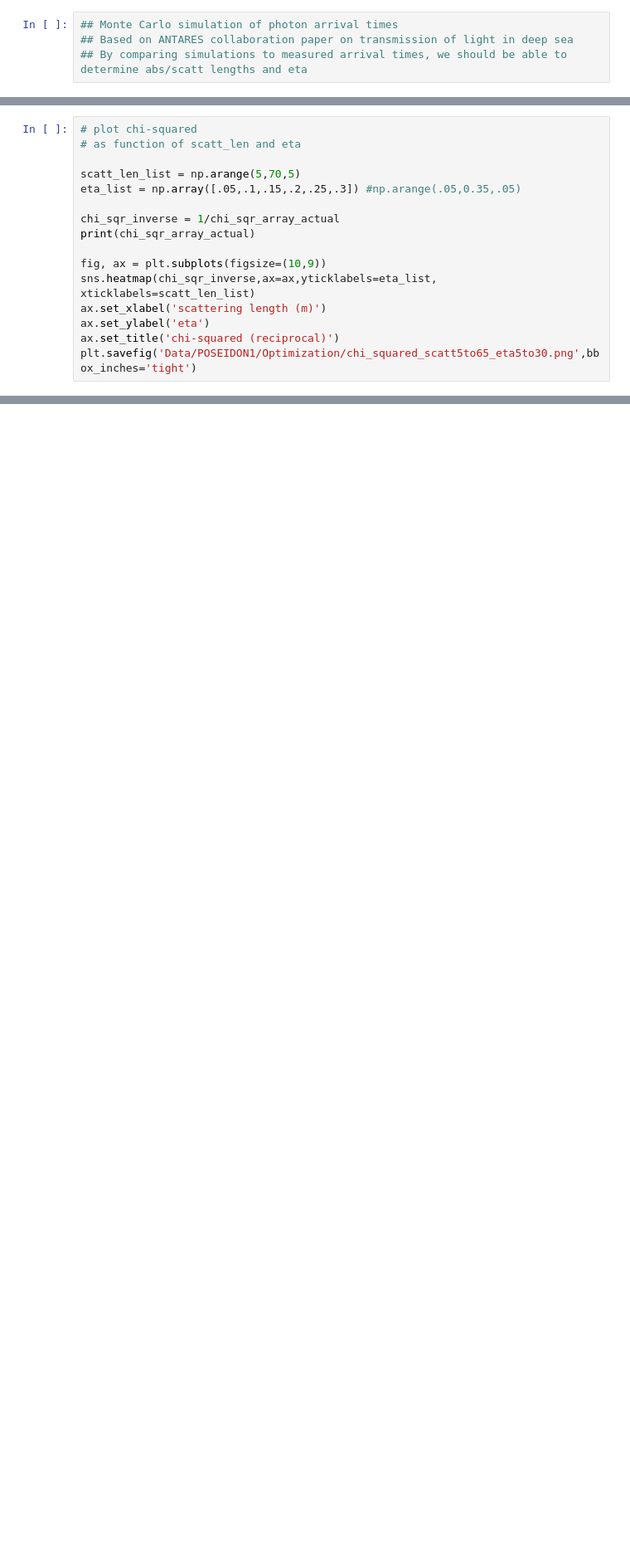
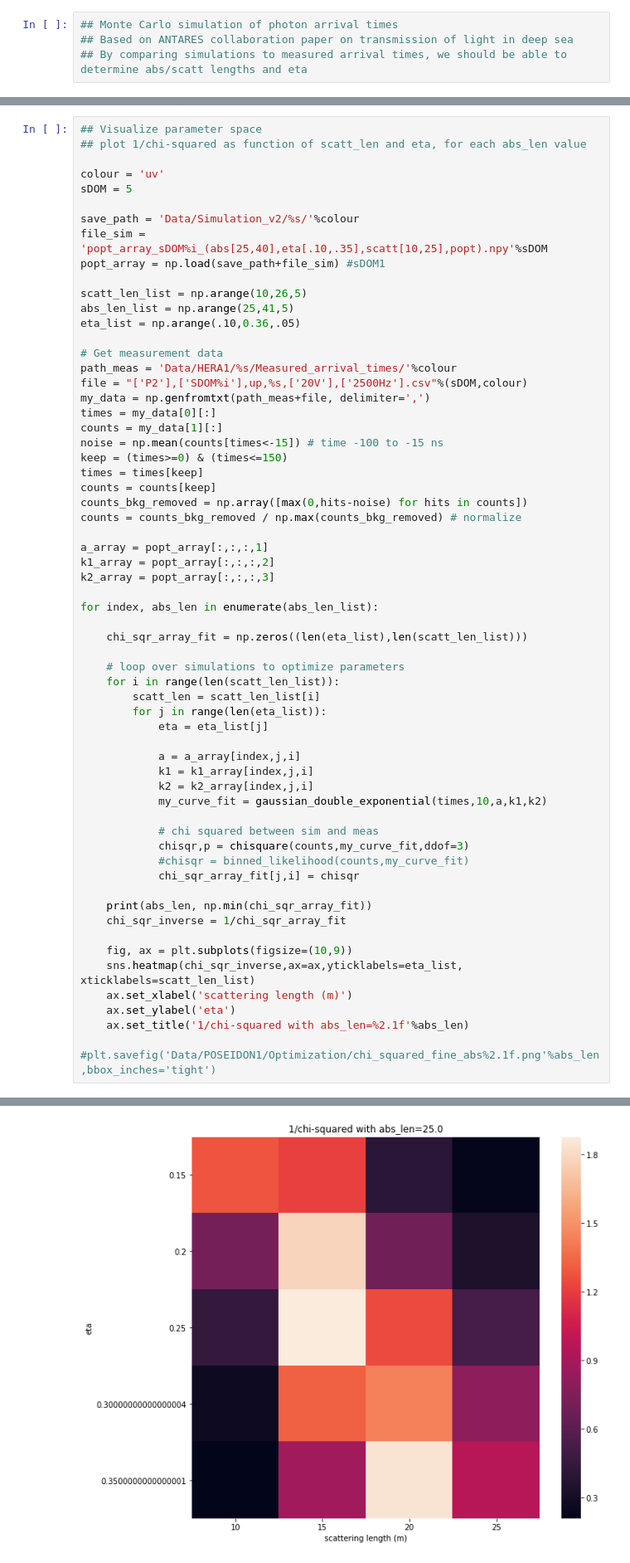
Before and after one commit to matt457/STRAW_analysis, a Jupyter notebook: Photon MC simulation.ipynb, the cells around one changed output, grey strips where cells are left out. Shown: that part at 83% size. Drawn from its saved outputs; the diff is of its cells as text; blank space fills up the shorter version.

```diff
--- a/Photon MC simulation.ipynb
+++ b/Photon MC simulation.ipynb
@@ -552,16 +453,0 @@ tag = 'abs10to80_scatt{:.1f}_eta{:.2f}_{}_sDOM{:d}_P2_20V_photons{:d}'.format(sc
-# %%
-# plot chi-squared
-# as function of scatt_len and eta
-
-scatt_len_list = np.arange(5,70,5)
-eta_list = np.array([.05,.1,.15,.2,.25,.3]) #np.arange(.05,0.35,.05)
-
-chi_sqr_inverse = 1/chi_sqr_array_actual
-print(chi_sqr_array_actual)
-
-fig, ax = plt.subplots(figsize=(10,9))
-sns.heatmap(chi_sqr_inverse,ax=ax,yticklabels=eta_list, xticklabels=scatt_len_list)
-ax.set_xlabel('scattering length (m)')
-ax.set_ylabel('eta')
-ax.set_title('chi-squared (reciprocal)')
-plt.savefig('Data/POSEIDON1/Optimization/chi_squared_scatt5to65_eta5to30.png',bbox_inches='tight')
@@ -749,0 +454,62 @@ plt.yscale('log')
+# %%
+## Visualize parameter space
+## plot 1/chi-squared as function of scatt_len and eta, for each abs_len value
+
+colour = 'uv'
+sDOM = 5
+
+save_path = 'Data/Simulation_v2/%s/'%colour
+file_sim = 'popt_array_sDOM%i_(abs[25,40],eta[.10,.35],scatt[10,25],popt).npy'%sDOM
+popt_array = np.load(save_path+file_sim) #sDOM1
+
+scatt_len_list = np.arange(10,26,5)
+abs_len_list = np.arange(25,41,5)
+eta_list = np.arange(.10,0.36,.05)
+
+# Get measurement data
+path_meas = 'Data/HERA1/%s/Measured_arrival_times/'%colour
+file = "['P2'],['SDOM%i'],up,%s,['20V'],['2500Hz'].csv"%(sDOM,colour)
+my_data = np.genfromtxt(path_meas+file, delimiter=',')
+times = my_data[0][:]
+counts = my_data[1][:]
+noise = np.mean(counts[times<-15]) # time -100 to -15 ns
+keep = (times>=0) & (times<=150)
+times = times[keep]
+counts = counts[keep]
+counts_bkg_removed = np.array([max(0,hits-noise) for hits in counts])
+counts = counts_bkg_removed / np.max(counts_bkg_removed) # normalize
+
+a_array = popt_array[:,:,:,1]
+k1_array = popt_array[:,:,:,2]
+k2_array = popt_array[:,:,:,3]
+
+for index, abs_len in enumerate(abs_len_list):
+
+    chi_sqr_array_fit = np.zeros((len(eta_list),len(scatt_len_list)))
+
+    # loop over simulations to optimize parameters
+    for i in range(len(scatt_len_list)):
+        scatt_len = scatt_len_list[i]
+        for j in range(len(eta_list)):
+            eta = eta_list[j]
+
+            a = a_array[index,j,i]
+            k1 = k1_array[index,j,i]
+            k2 = k2_array[index,j,i]
+            my_curve_fit = gaussian_double_exponential(times,10,a,k1,k2)
+
+            # chi squared between sim and meas
+            chisqr,p = chisquare(counts,my_curve_fit,ddof=3)
+            #chisqr = binned_likelihood(counts,my_curve_fit)
+            chi_sqr_array_fit[j,i] = chisqr
+
+    print(abs_len, np.min(chi_sqr_array_fit))
+    chi_sqr_inverse = 1/chi_sqr_array_fit
+
+    fig, ax = plt.subplots(figsize=(10,9))
+    sns.heatmap(chi_sqr_inverse,ax=ax,yticklabels=eta_list, xticklabels=scatt_len_list)
+    ax.set_xlabel('scattering length (m)')
+    ax.set_ylabel('eta')
+    ax.set_title('1/chi-squared with abs_len=%2.1f'%abs_len)
+    #plt.savefig('Data/POSEIDON1/Optimization/chi_squared_fine_abs%2.1f.png'%abs_len,bbox_inches='tight')
+# %% [output]
@@ -749,0 +520 @@ plt.yscale('log')
+[figure, added]
```
Also changed, not shown: parts of 23 cells of this notebook, 5 other files.
